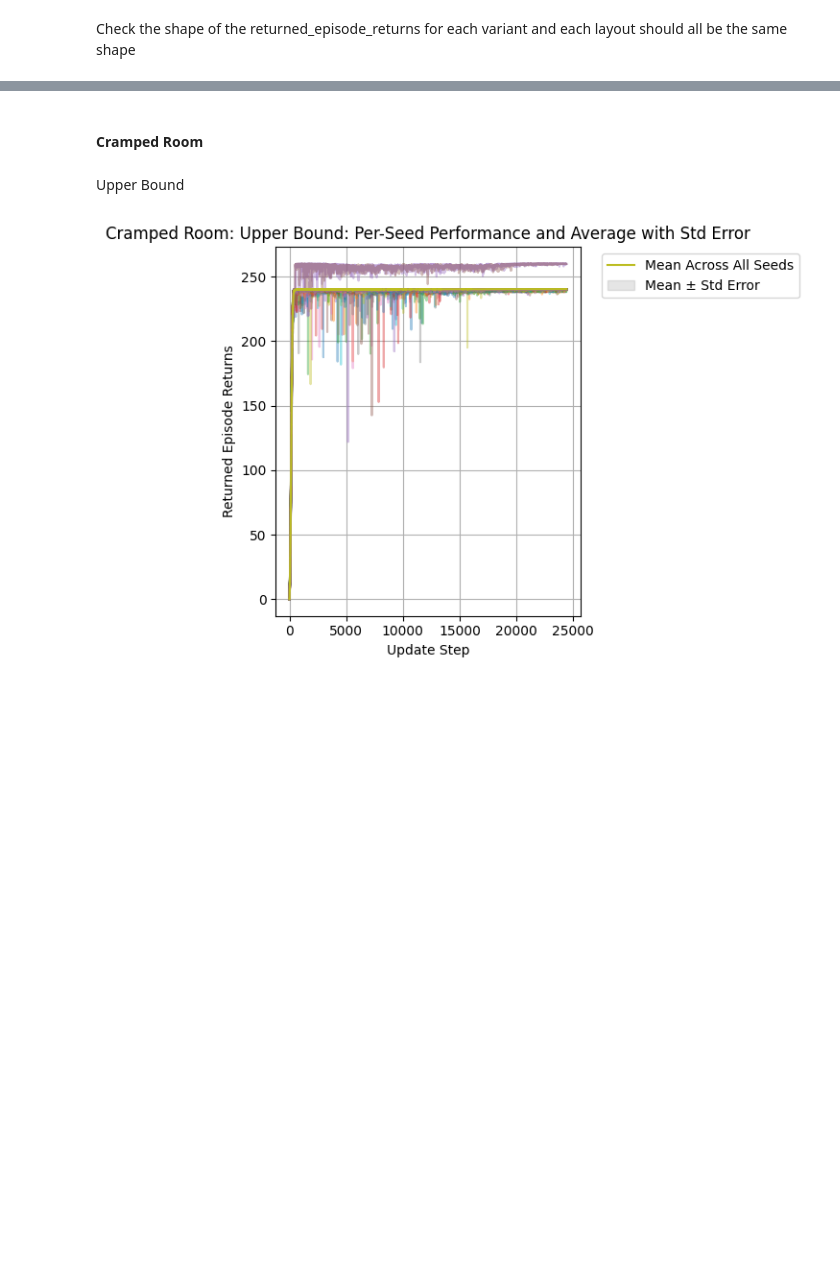
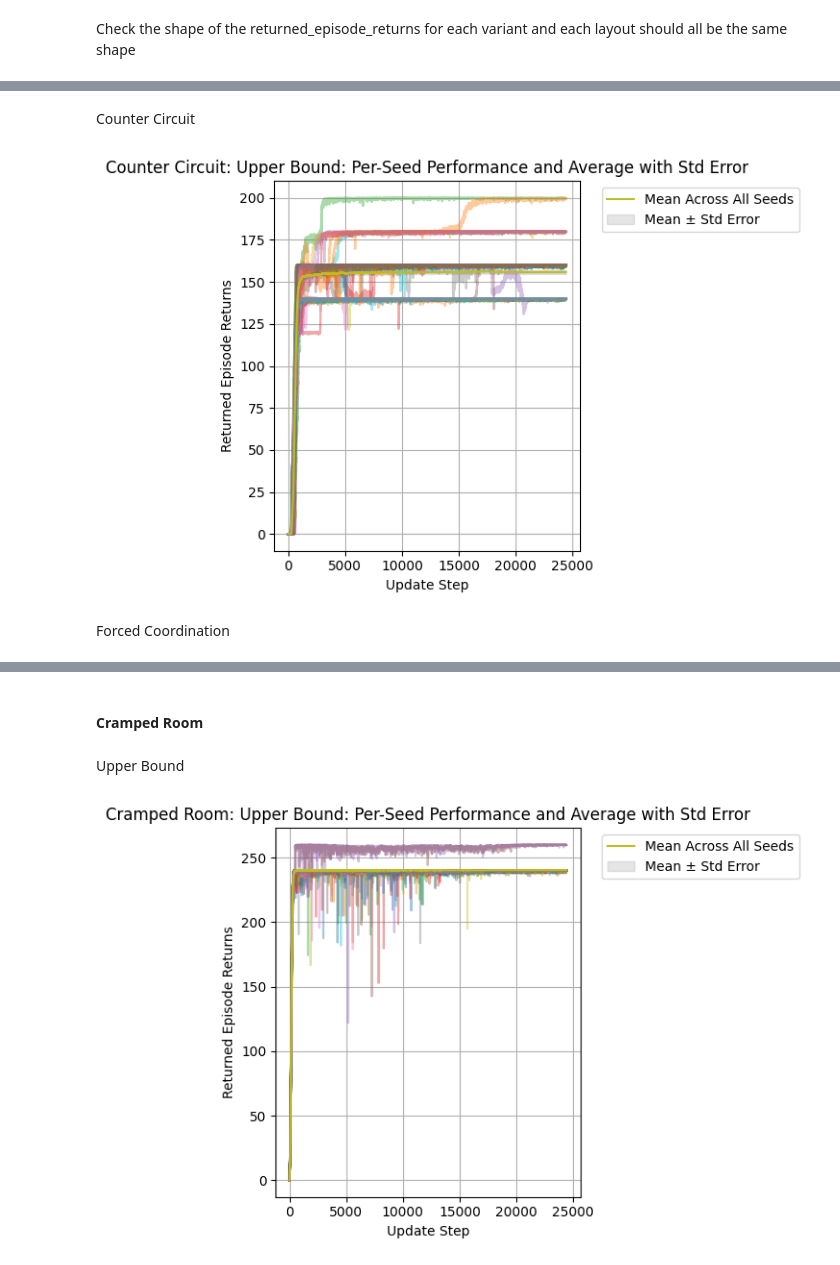
Before and after one commit to sandguine/value-of-intent, a Jupyter notebook: reward_mean_comparisons.ipynb, the cells around one changed output, grey strips where cells are left out. Drawn from its saved outputs; the diff is of its cells as text; code cells hidden in the pictures; blank space fills up the shorter version.

```diff
--- a/reward_mean_comparisons.ipynb
+++ b/reward_mean_comparisons.ipynb
@@ -109,0 +226,34 @@ FileNotFoundError: [Errno 2] No such file or directory: 'saved_models/20250301/c
+# %% [markdown]
+Counter Circuit
+# %%
+ub_returns_countercircuit = ub_metrics_countercircuit['returned_episode_returns']
+ub_reward_mean_countercircuit = ub_returns_countercircuit.mean(axis=0)
+ub_reward_std_countercircuit = ub_returns_countercircuit.std(axis=0)
+ub_reward_std_err_countercircuit = ub_reward_std_countercircuit / np.sqrt(ub_returns_countercircuit.shape[0])
+
+plt.figure()
+
+for seed_idx in range(ub_returns_countercircuit.shape[0]):
+    plt.plot(ub_returns_countercircuit[seed_idx], alpha=0.4)
+
+plt.plot(ub_reward_mean_countercircuit, label='Mean Across All Seeds')
+
+plt.fill_between(
+    range(len(ub_reward_mean_countercircuit)),
+    ub_reward_mean_countercircuit - ub_reward_std_err_countercircuit,
+    ub_reward_mean_countercircuit + ub_reward_std_err_countercircuit,
+    alpha=0.2,
+    color='gray',
+    label='Mean ± Std Error'
+)
+
+plt.xlabel("Update Step")
+plt.ylabel("Returned Episode Returns")
+plt.title("Counter Circuit: Upper Bound: Per-Seed Performance and Average with Std Error")
+plt.legend(bbox_to_anchor=(1.05, 1), loc='upper left')
+plt.grid(True)
+plt.tight_layout()
+# %% [output]
+[figure, added]
+# %% [markdown]
+Forced Coordination
```
Also changed, not shown: parts of 64 cells of this notebook.
